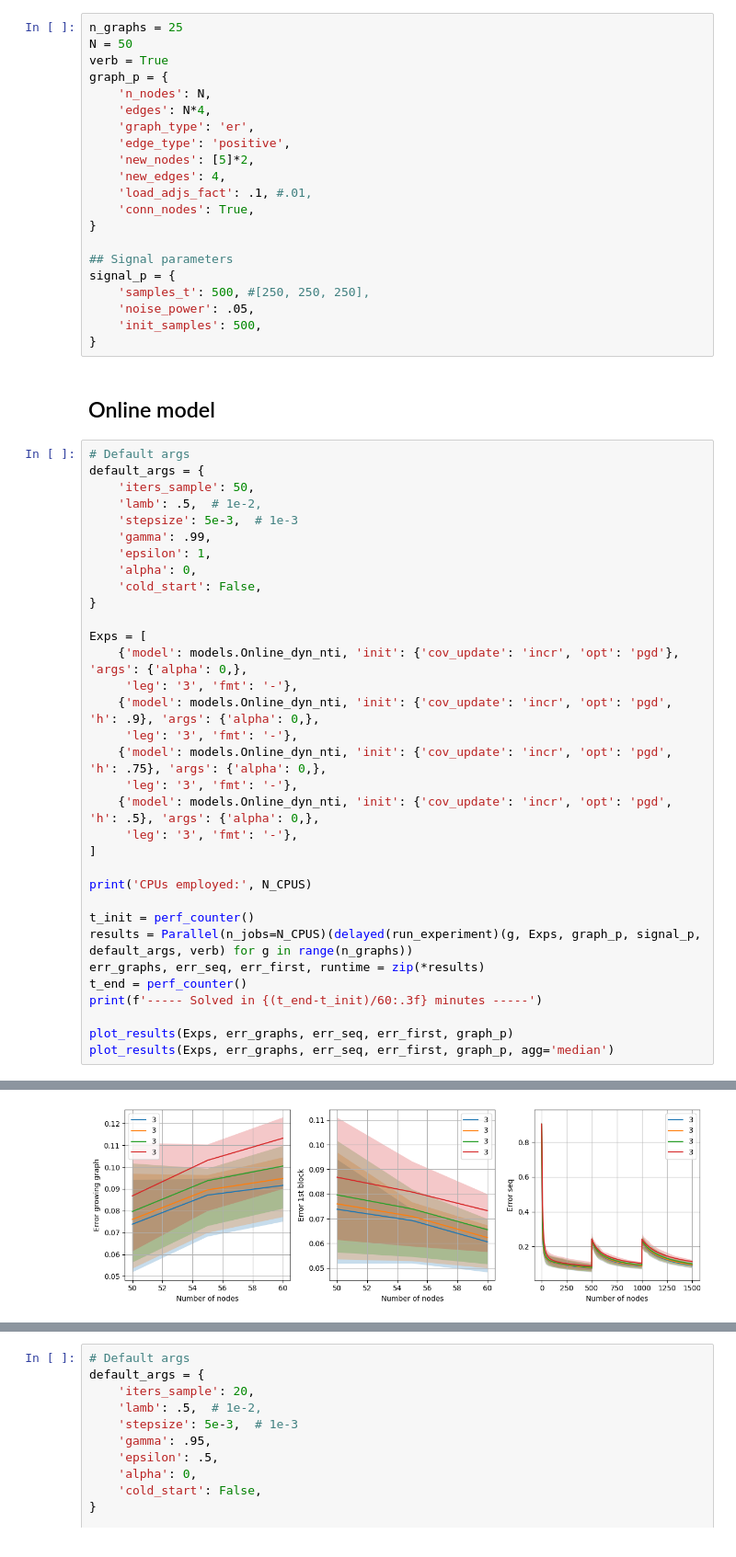
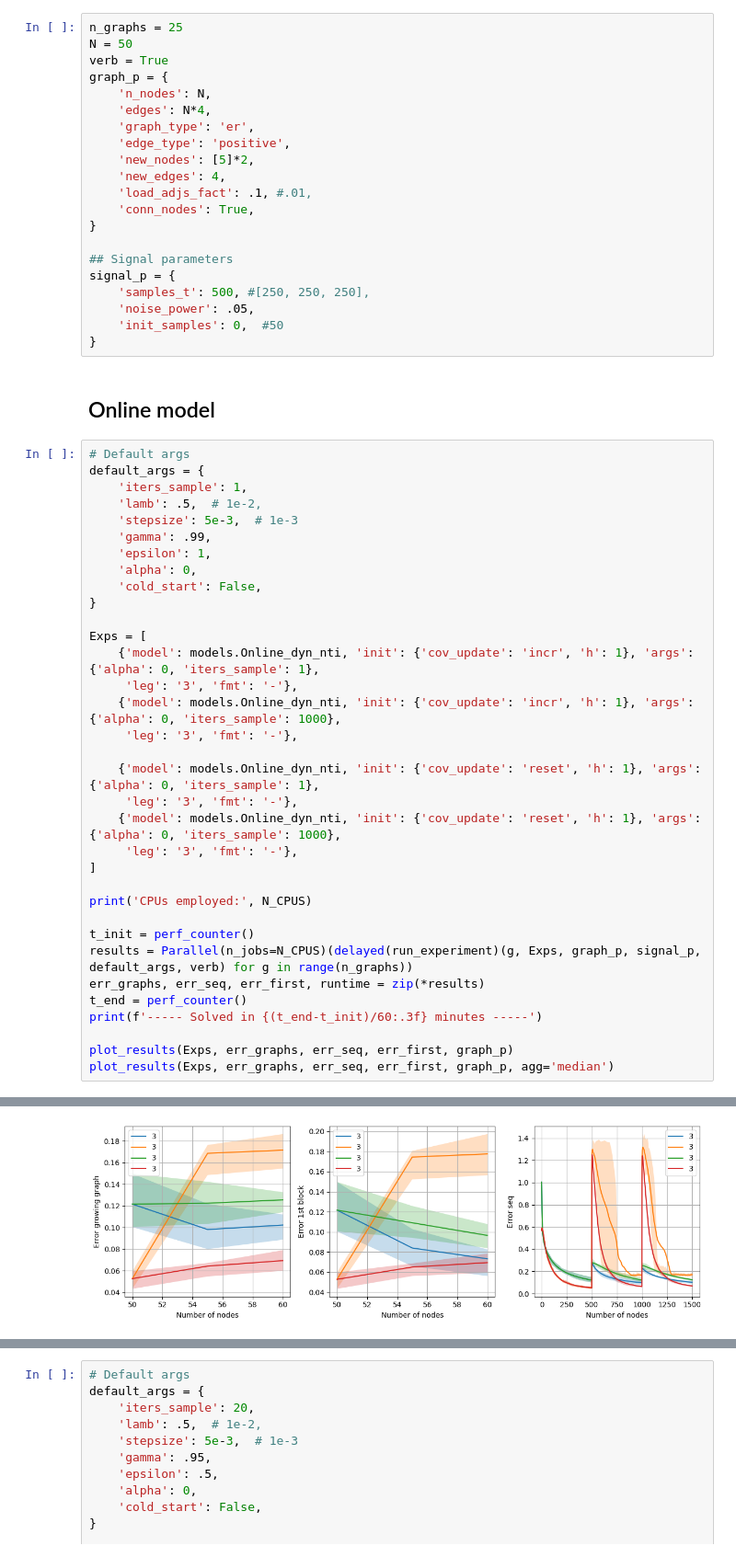
Before and after one commit to reysam93/online_ntf_expanding, a Jupyter notebook: hyperparam_tunning.ipynb, the cells around one changed output, grey strips where cells are left out. Shown at 92% size. Saved outputs shown, nothing was run; the diff lists cells and outputs as text.

```diff
--- a/hyperparam_tunning.ipynb
+++ b/hyperparam_tunning.ipynb
@@ -85,14 +85,14 @@ graph_p = {
 signal_p = {
     'samples_t': 500, #[250, 250, 250],
     'noise_power': .05,
-    'init_samples': 500,
+    'init_samples': 0,  #50
 }
 # %% [markdown]
 ## Online model
 # %%
 # Default args
 default_args = {
-    'iters_sample': 50,
+    'iters_sample': 1,
     'lamb': .5,  # 1e-2,
     'stepsize': 5e-3,  # 1e-3
     'gamma': .99,
@@ -102,13 +102,14 @@ default_args = {
 }
 
 Exps = [
-    {'model': models.Online_dyn_nti, 'init': {'cov_update': 'incr', 'opt': 'pgd'}, 'args': {'alpha': 0,},
+    {'model': models.Online_dyn_nti, 'init': {'cov_update': 'incr', 'h': 1}, 'args': {'alpha': 0, 'iters_sample': 1},
      'leg': '3', 'fmt': '-'},
-    {'model': models.Online_dyn_nti, 'init': {'cov_update': 'incr', 'opt': 'pgd', 'h': .9}, 'args': {'alpha': 0,},
+    {'model': models.Online_dyn_nti, 'init': {'cov_update': 'incr', 'h': 1}, 'args': {'alpha': 0, 'iters_sample': 1000},
      'leg': '3', 'fmt': '-'},
-    {'model': models.Online_dyn_nti, 'init': {'cov_update': 'incr', 'opt': 'pgd', 'h': .75}, 'args': {'alpha': 0,},
+
+    {'model': models.Online_dyn_nti, 'init': {'cov_update': 'reset', 'h': 1}, 'args': {'alpha': 0, 'iters_sample': 1},
      'leg': '3', 'fmt': '-'},
-    {'model': models.Online_dyn_nti, 'init': {'cov_update': 'incr', 'opt': 'pgd', 'h': .5}, 'args': {'alpha': 0,},
+    {'model': models.Online_dyn_nti, 'init': {'cov_update': 'reset', 'h': 1}, 'args': {'alpha': 0, 'iters_sample': 1000},
      'leg': '3', 'fmt': '-'},
 ]
 
@@ -132 +133 @@ CPUs employed: 64
-[figure, old version]
+[figure, new version]
```
Also changed, not shown: parts of 5 cells of this notebook, 5 other files.
